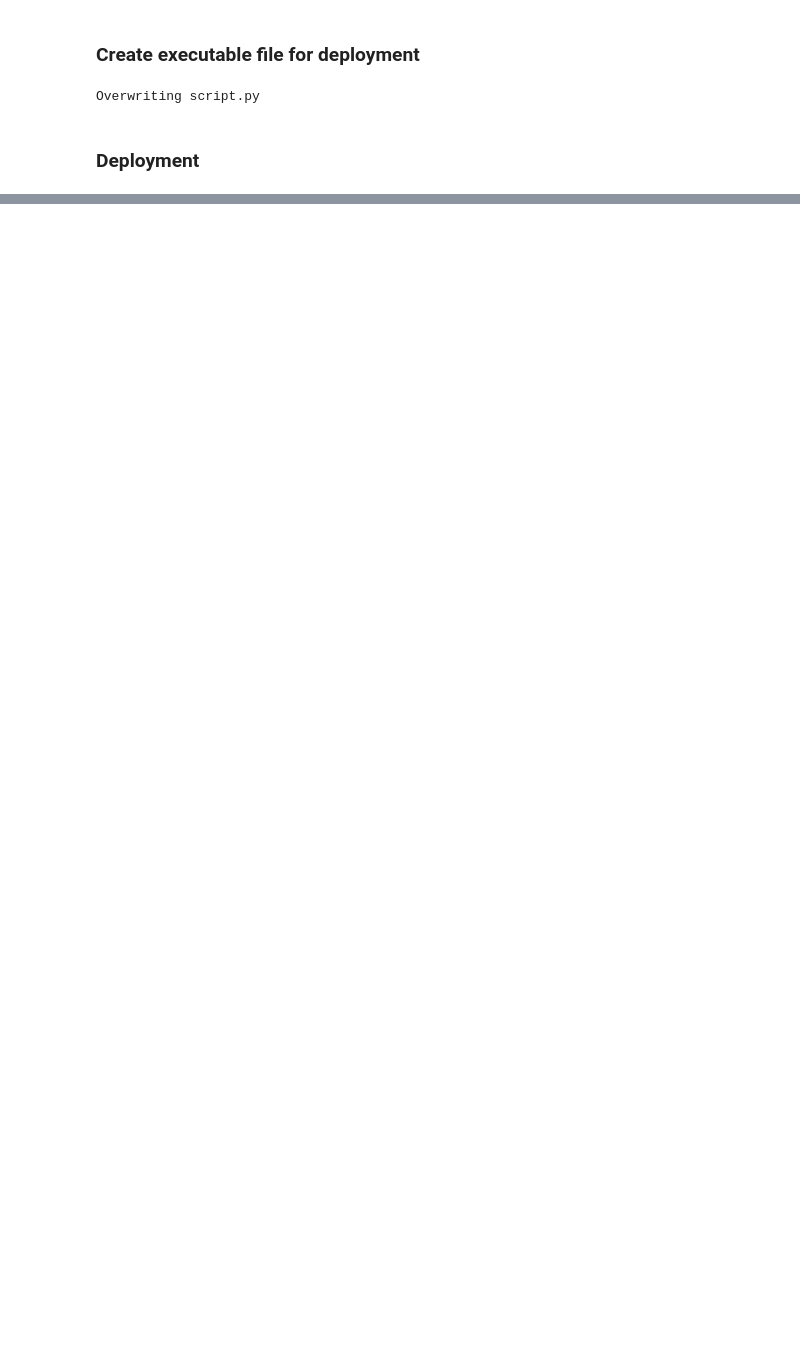
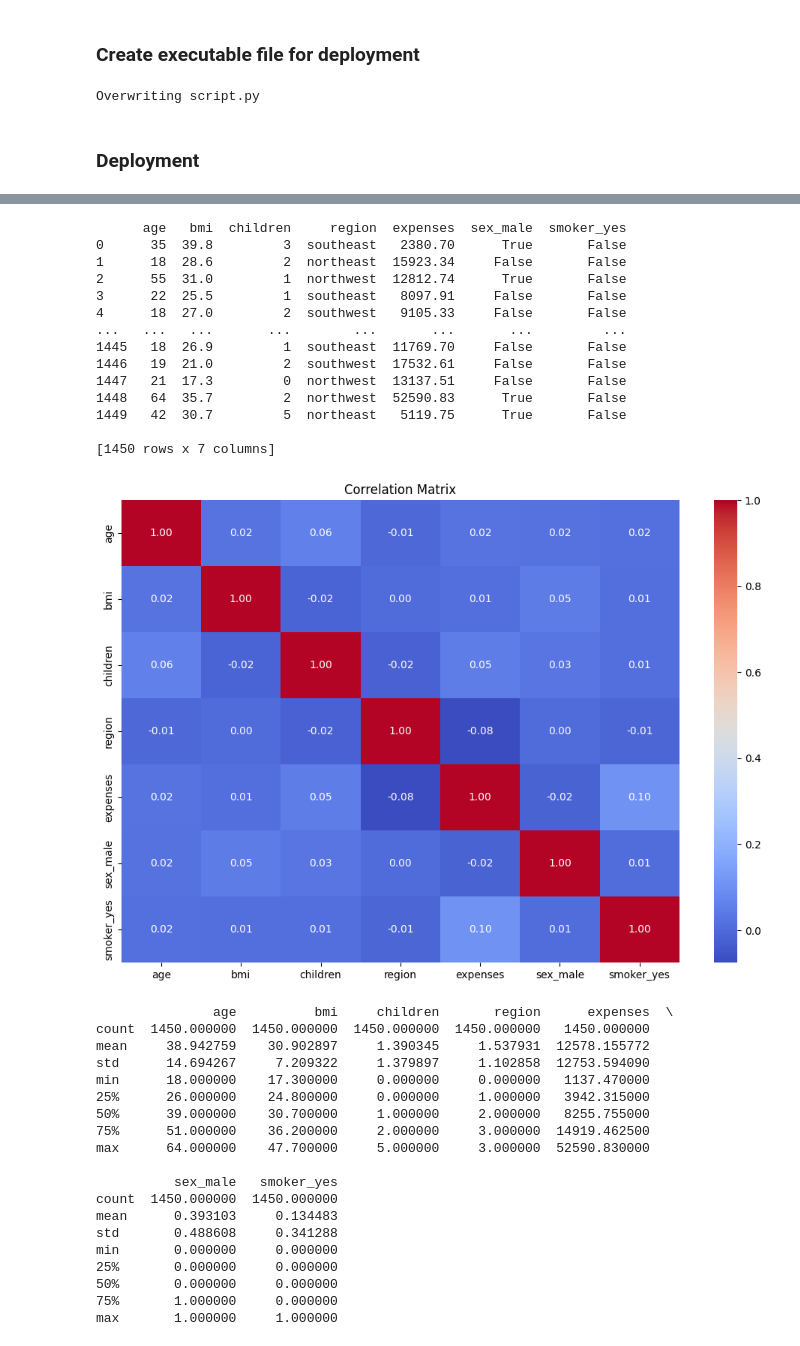
Before and after one commit to darian-7/insurance-policy-pricing-model, a Jupyter notebook: notebooks/sagemaker-deployment.ipynb, the cells around one changed output, grey strips where cells are left out. Cells and saved outputs as stored; diff of their text form; code cells hidden in the pictures; blank space fills up the shorter version.

```diff
--- a/notebooks/sagemaker-deployment.ipynb
+++ b/notebooks/sagemaker-deployment.ipynb
@@ -404,0 +394,68 @@ Notebook -> Notebook Instances -> Actions -> Stop (Wait) -> Actions -> Delete.
+# %%
+# Feature engineering for inference data:
+
+
+# Load data
+data = pd.read_csv('../data/inference_subset.csv')
+
+# Identify categorical features
+categorical_features = ['sex', 'region', 'smoker']
+
+# One-Hot Encoding for binary categorical features
+data = pd.get_dummies(data, columns=['sex', 'smoker'], drop_first=True)
+print(data)
+# Convert bool to int64
+data['sex_male'] = data['sex_male'].astype('int64')
+data['smoker_yes'] = data['smoker_yes'].astype('int64')
+
+# Label Encoding for ordinal relationship
+label_encoder = LabelEncoder()
+data['region'] = label_encoder.fit_transform(data['region'])
+
+# Visualize correlation matrix
+correlation_matrix = data.corr()
+plt.figure(figsize=(12, 8))
+sns.heatmap(correlation_matrix, annot=True, cmap='coolwarm', fmt='.2f')
+plt.title('Correlation Matrix')
+plt.show()
+
+print(data.describe())
+
+encoded_df = pd.DataFrame(data)
+
+encoded_df.to_csv('../data/encoded-inf-data.csv', index=False)
+# %% [output]
+      age   bmi  children     region  expenses  sex_male  smoker_yes
+0      35  39.8         3  southeast   2380.70      True       False
+1      18  28.6         2  northeast  15923.34     False       False
+2      55  31.0         1  northwest  12812.74      True       False
+3      22  25.5         1  southeast   8097.91     False       False
+4      18  27.0         2  southwest   9105.33     False       False
+...   ...   ...       ...        ...       ...       ...         ...
+1445   18  26.9         1  southeast  11769.70     False       False
+1446   19  21.0         2  southwest  17532.61     False       False
+1447   21  17.3         0  northwest  13137.51     False       False
+1448   64  35.7         2  northwest  52590.83      True       False
+1449   42  30.7         5  northeast   5119.75      True       False
+
+[1450 rows x 7 columns]
+[figure, added]
+               age          bmi     children       region      expenses  \
+count  1450.000000  1450.000000  1450.000000  1450.000000   1450.000000
+mean     38.942759    30.902897     1.390345     1.537931  12578.155772
+std      14.694267     7.209322     1.379897     1.102858  12753.594090
+min      18.000000    17.300000     0.000000     0.000000   1137.470000
+25%      26.000000    24.800000     0.000000     1.000000   3942.315000
+50%      39.000000    30.700000     1.000000     2.000000   8255.755000
+75%      51.000000    36.200000     2.000000     3.000000  14919.462500
+max      64.000000    47.700000     5.000000     3.000000  52590.830000
+
+          sex_male   smoker_yes
+count  1450.000000  1450.000000
+mean      0.393103     0.134483
+std       0.488608     0.341288
+min       0.000000     0.000000
+25%       0.000000     0.000000
+50%       0.000000     0.000000
+75%       1.000000     0.000000
+max       1.000000     1.000000
```
Also changed, not shown: parts of 10 cells of this notebook, 7 other files.
